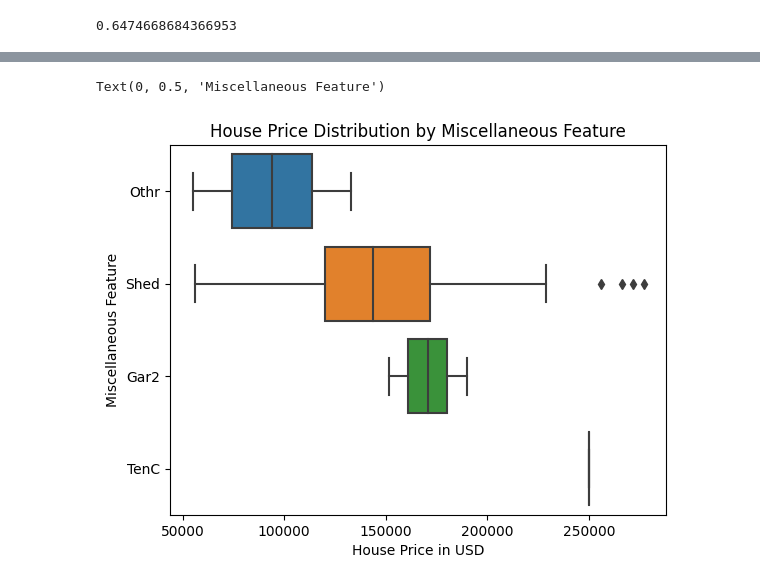
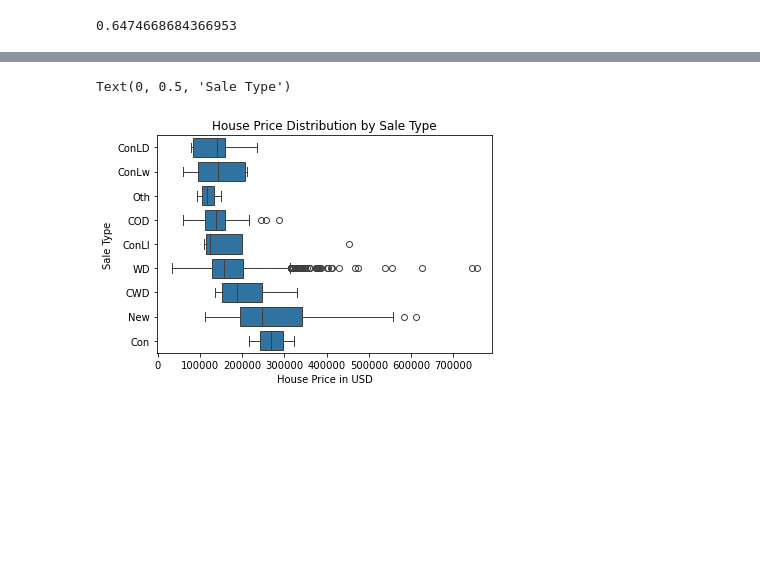
Before and after one commit to Malvoria123/HousePricePrediction, a Jupyter notebook: House_Price_Prediction.ipynb, the cells around one changed output, grey strips where cells are left out. Cells and saved outputs as stored; diff of their text form; code cells hidden in the pictures; blank space fills up the shorter version.

```diff
--- a/House_Price_Prediction.ipynb
+++ b/House_Price_Prediction.ipynb
@@ -165,0 +181,4 @@ array([3, 4, 1, 2, 0, 5, 6, 8], dtype=int64)
+# %%
+# Updating the column type list variables
+ord_cols = [i for i in ord_cols if i not in ['PoolQC', 'Fence']]
+nom_cols = [i for i in nom_cols if i not in ['Id', 'Alley', 'MiscFeature']]
@@ -181,0 +297,20 @@ x['LotFrontage'].fillna(x['LotFrontage'].median(), inplace=True)
+# %%
+# Updating the column type list variables
+rat_cols = [i for i in rat_cols if i not in ['LotFrontage']]
+# Updating the dictionary that contain the ordered ordinal values of every ordinal column
+ords['FireplaceQu'] = ['Po', 'Fa', 'TA', 'Gd', 'Ex']
+# %%
+# Splitting the dataset into two datasets (one with the null values in the LotFrontage column and the other without the null values in the LotFrontage column)
+df_missing = df[df['LotFrontage'].isna()]
+df_nonmissing = df.dropna(subset=['LotFrontage'])
+
+# Splitting the dataset without the null values into rows of feature and target columns
+x_train = df_nonmissing.loc[:, [p for p in df.columns if p not in ['LotFrontage']]]
+y_train = df_nonmissing['LotFrontage']
+
+x_test = df_missing.loc[:, [p for p in df.columns if p not in ['LotFrontage']]]
+y_test = df_missing['LotFrontage']
+
+# Applying detect_outliers function to only the numeric columns of the dataset before counting the number of outliers of each column using .sum()
+outliers_count = x_train.loc[:, rat_cols].apply(detect_outliers).sum()
+print(outliers_count)
@@ -182,3 +363,13 @@ x['LotFrontage'].fillna(x['LotFrontage'].median(), inplace=True)
+# %%
+# Loading the KNN Regressor model since LotFrontage column is a ratio datatype column
+KNN_R = KNeighborsRegressor()
+KNN_R.fit(x_train, y_train)
+
+# Predicting the missing values of dataset rows with null values in column "LotFrontage"
+preds = KNN_R.predict(x_test)
+
+# Imputing the predicted values into the original dataset
+df.loc[df['LotFrontage'].isna(), 'LotFrontage'] = preds
 # %%
 figure = plt.figure(figsize=(10, 5), dpi=100)
 axes_1 = figure.add_axes([0.1, 0.1, 0.9, 0.9])
@@ -271,12 +462,12 @@ Text(0, 0.5, 'Electricity')
 # %%
-table = df.groupby("MiscFeature")["SalePrice"].quantile(0.25).sort_values()
-sns.boxplot(data=df, x='SalePrice', y='MiscFeature', order=table.index)
-plt.title('House Price Distribution by Miscellaneous Feature')
+table = df.groupby("SaleType")["SalePrice"].quantile(0.25).sort_values()
+sns.boxplot(data=df, x='SalePrice', y='SaleType', order=table.index)
+plt.title('House Price Distribution by Sale Type')
 plt.xlabel('House Price in USD')
-plt.ylabel('Miscellaneous Feature')
+plt.ylabel('Sale Type')
 # %% [output]
-Text(0, 0.5, 'Miscellaneous Feature')
+Text(0, 0.5, 'Sale Type')
-[figure, old version]
+[figure, new version]
 # %%
 print(df[df['RoofStyle'] == 'Gambrel']['SalePrice'].median())
 print(df[df['RoofStyle'] == 'Shed']['SalePrice'].median())
```
Also changed, not shown: parts of 33 cells of this notebook.
